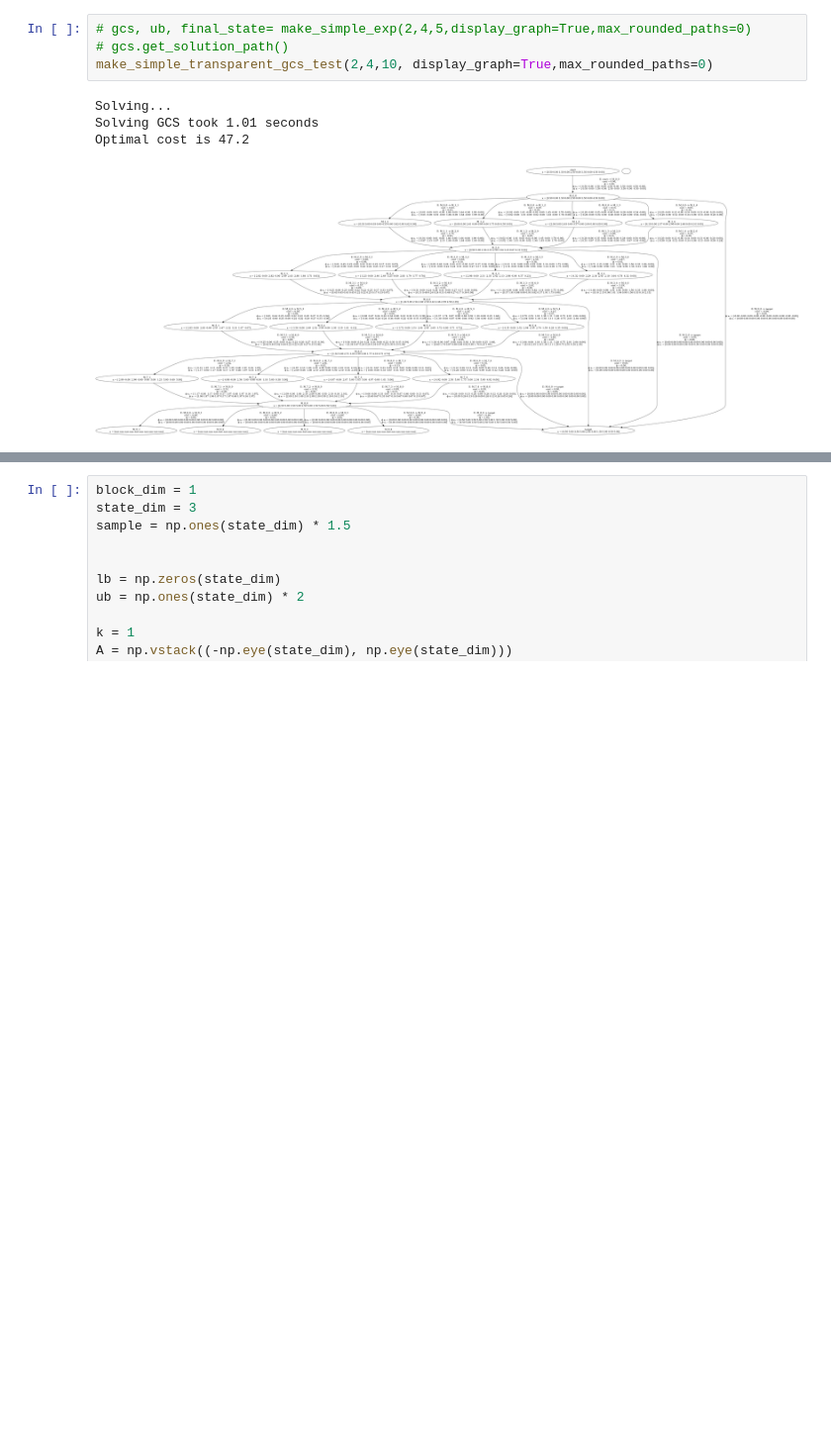
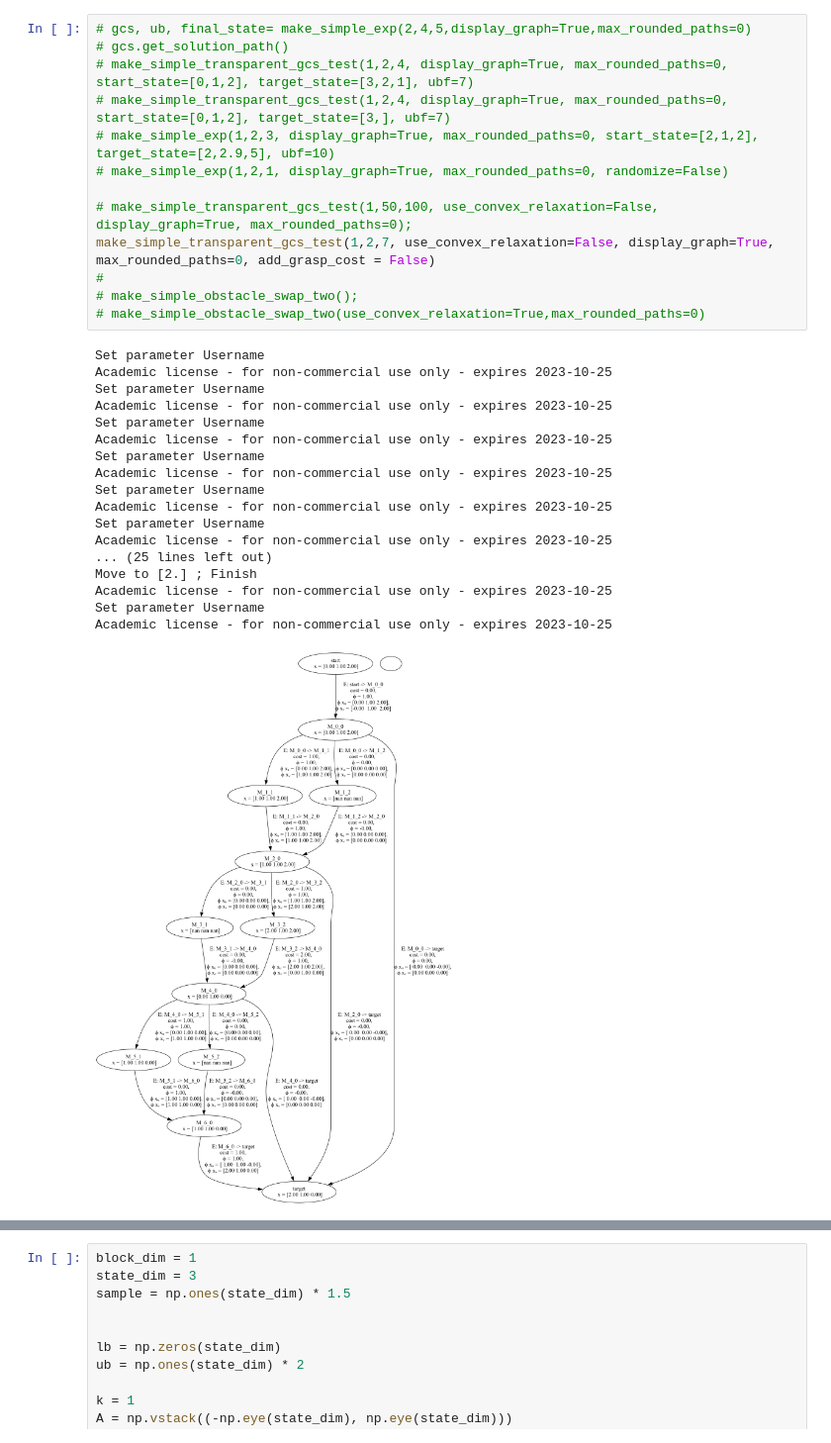
Before and after one commit to iamsavva/gcs-tamp-blocks, a Jupyter notebook: block-moving.ipynb, the cells around one changed output, grey strips where cells are left out. Shown: that part at 99% size. Drawn from its saved outputs; the diff is of its cells as text; blank space fills up the shorter version.

```diff
--- a/block-moving.ipynb
+++ b/block-moving.ipynb
@@ -9,10 +15,33 @@ from test import make_simple_obstacle_swap_two_in_out, make_simple_obstacle_swap
 # %%
 # gcs, ub, final_state= make_simple_exp(2,4,5,display_graph=True,max_rounded_paths=0)
 # gcs.get_solution_path()
-make_simple_transparent_gcs_test(2,4,10, display_graph=True,max_rounded_paths=0)
+# make_simple_transparent_gcs_test(1,2,4, display_graph=True, max_rounded_paths=0, start_state=[0,1,2], target_state=[3,2,1], ubf=7)
+# make_simple_transparent_gcs_test(1,2,4, display_graph=True, max_rounded_paths=0, start_state=[0,1,2], target_state=[3,], ubf=7)
+# make_simple_exp(1,2,3, display_graph=True, max_rounded_paths=0, start_state=[2,1,2], target_state=[2,2.9,5], ubf=10)
+# make_simple_exp(1,2,1, display_graph=True, max_rounded_paths=0, randomize=False)
+
+# make_simple_transparent_gcs_test(1,50,100, use_convex_relaxation=False, display_graph=True, max_rounded_paths=0);
+make_simple_transparent_gcs_test(1,2,7, use_convex_relaxation=False, display_graph=True, max_rounded_paths=0, add_grasp_cost = False)
+#
+# make_simple_obstacle_swap_two();
+# make_simple_obstacle_swap_two(use_convex_relaxation=True,max_rounded_paths=0)
 # %% [output]
-Solving...
-Solving GCS took 1.01 seconds
-Optimal cost is 47.2
+Set parameter Username
+Academic license - for non-commercial use only - expires 2023-10-25
+Set parameter Username
+Academic license - for non-commercial use only - expires 2023-10-25
+Set parameter Username
+Academic license - for non-commercial use only - expires 2023-10-25
+Set parameter Username
+Academic license - for non-commercial use only - expires 2023-10-25
+Set parameter Username
+Academic license - for non-commercial use only - expires 2023-10-25
+Set parameter Username
+Academic license - for non-commercial use only - expires 2023-10-25
+... (25 lines left out)
+Move to [2.] ; Finish
+Academic license - for non-commercial use only - expires 2023-10-25
+Set parameter Username
+Academic license - for non-commercial use only - expires 2023-10-25
-[figure, old version]
+[figure, new version]
 (<gcs_for_blocks.gcs.GCSforBlocks at 0x...>,
```
Also changed, not shown: parts of 11 cells of this notebook, 5 other files.
